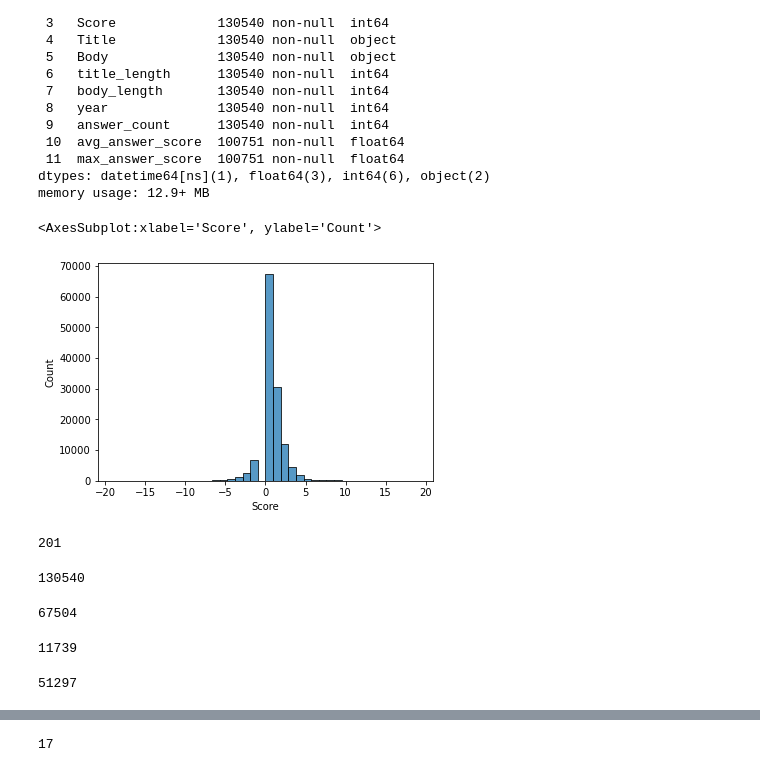
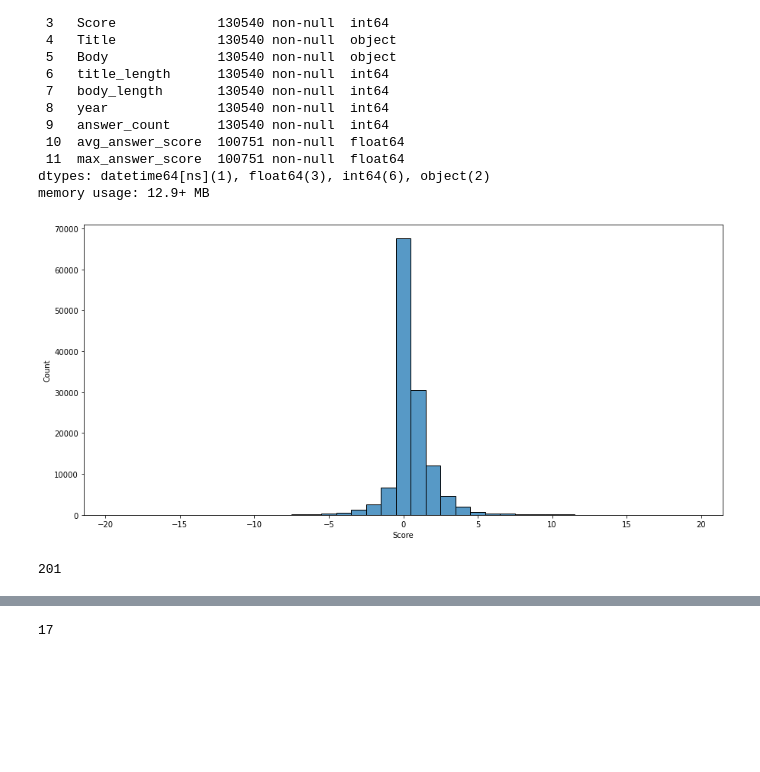
Before and after one commit to willcd/module5-project, a Jupyter notebook: code/eda_notebook.ipynb, the cells around one changed output, grey strips where cells are left out. Cells and saved outputs as stored; diff of their text form; code cells hidden in the pictures; blank space fills up the shorter version.

```diff
--- a/code/eda_notebook.ipynb
+++ b/code/eda_notebook.ipynb
@@ -155,27 +239,11 @@ Data columns (total 12 columns):
 dtypes: datetime64[ns](1), float64(3), int64(6), object(2)
 memory usage: 12.9+ MB
 # %%
-sns.histplot(questions_2016[questions_2016['Score']<20], x='Score', bins=40)
+fig = plt.figure(figsize=(15,7))
+sns.histplot(questions_2016[questions_2016['Score']<20], x='Score', discrete=True);
 # %% [output]
-<AxesSubplot:xlabel='Score', ylabel='Count'>
-[figure, old version]
+[figure, new version]
 # %%
 questions_2016['Score'].max()
 # %% [output]
 201
-# %%
-len(questions_2016)
-# %% [output]
-130540
-# %%
-len(questions_2016[questions_2016['Score']==0])
-# %% [output]
-67504
-# %%
-len(questions_2016[questions_2016['Score']<0])
-# %% [output]
-11739
-# %%
-len(questions_2016[questions_2016['Score']>0])
-# %% [output]
-51297
```
Also changed, not shown: parts of 31 cells of this notebook.
